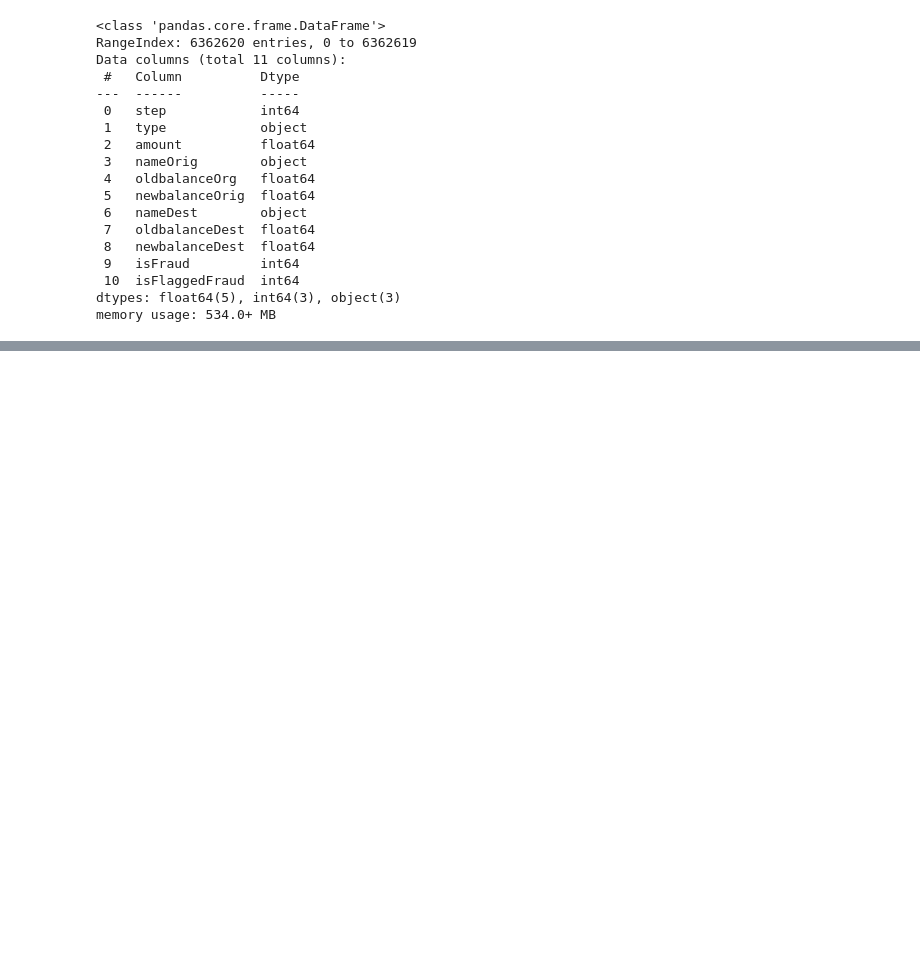
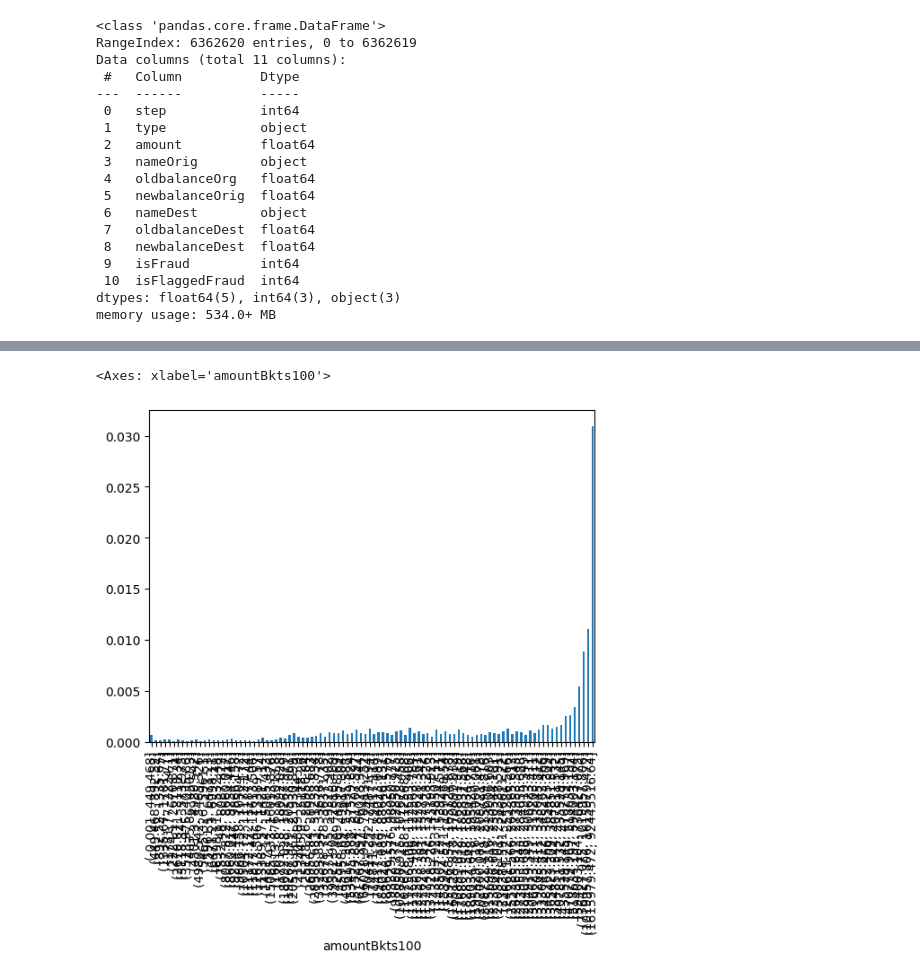
Before and after one commit to antypko/followThePlane, a Jupyter notebook: low_code_chapter_5.ipynb, the cells around one changed output, grey strips where cells are left out. Saved outputs shown, nothing was run; the diff lists cells and outputs as text; code cells hidden in the pictures; blank space fills up the shorter version.

```diff
--- a/low_code_chapter_5.ipynb
+++ b/low_code_chapter_5.ipynb
@@ -44,0 +98,6 @@ memory usage: 534.0+ MB
+# %%
+transaction_df['amountBkts100'] = pd.qcut(transaction_df['amount'], 100)
+transaction_df.groupby('amountBkts100')['isFraud'].mean().plot.bar()
+# %% [output]
+<Axes: xlabel='amountBkts100'>
+[figure, added]
```
Also changed, not shown: parts of 11 cells of this notebook.
